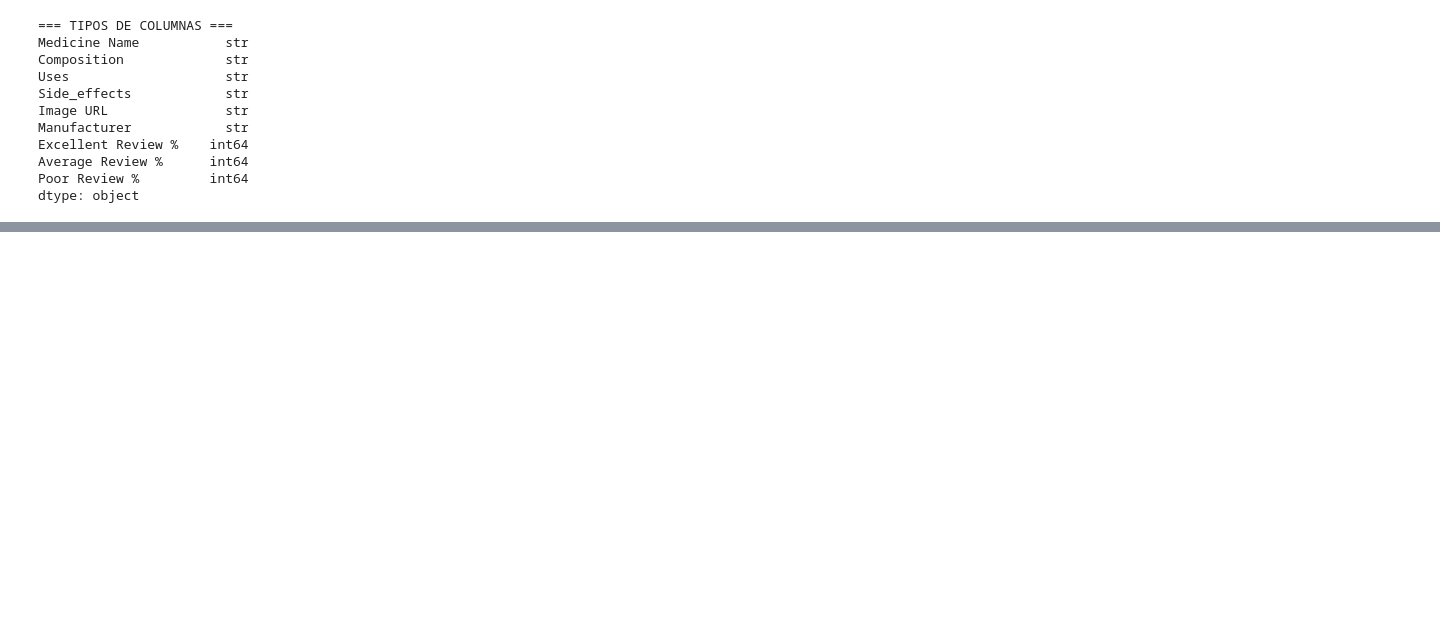
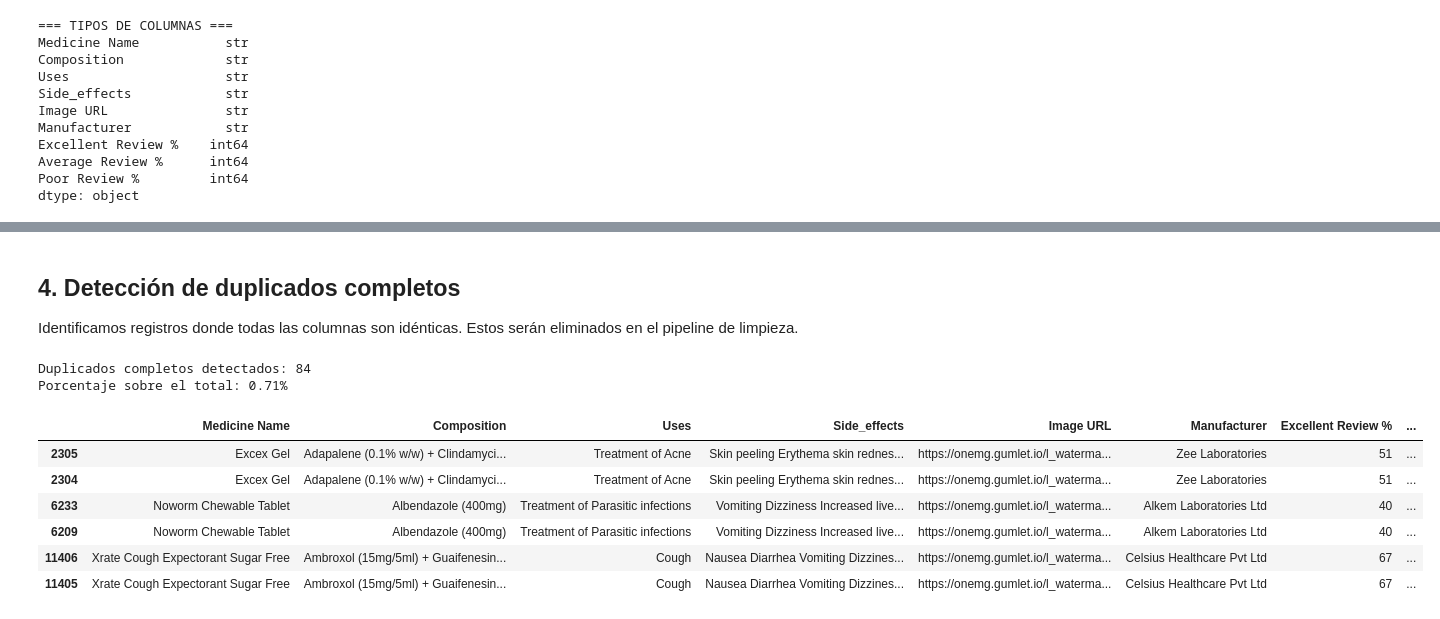
Before and after one commit to Cesitar16/SCY1101-Exp1-Drug-Data-Analysis, a Jupyter notebook: notebooks/enfoque_03_efectos_secundarios_componentes/01_eda_efectos_secundarios_componentes.ipynb, the cells around one changed output, grey strips where cells are left out. Drawn from its saved outputs; the diff is of its cells as text; code cells hidden in the pictures; blank space fills up the shorter version.

```diff
--- a/notebooks/enfoque_03_efectos_secundarios_componentes/01_eda_efectos_secundarios_componentes.ipynb
+++ b/notebooks/enfoque_03_efectos_secundarios_componentes/01_eda_efectos_secundarios_componentes.ipynb
@@ -126,0 +123,22 @@ Este problema en los efectos secundarios es la **decisión técnica más importa
+# %% [markdown]
+## 4. Detección de duplicados completos
+
+Identificamos registros donde todas las columnas son idénticas.
+Estos serán eliminados en el pipeline de limpieza.
+# %%
+duplicados = df.duplicated().sum()
+print(f"Duplicados completos detectados: {duplicados}")
+print(f"Porcentaje sobre el total: {duplicados / len(df) * 100:.2f}%")
+
+# Ver ejemplos de duplicados
+df[df.duplicated(keep=False)].sort_values("Composition").head(6)
+# %% [output]
+Duplicados completos detectados: 84
+Porcentaje sobre el total: 0.71%
+|  | Medicine Name | Composition | Uses | Side_effects | Image URL | Manufacturer | Excellent Review % | ... |
+| 2305 | Excex Gel | Adapalene (0.1% w/w) + Clindamyci... | Treatment of Acne | Skin peeling Erythema skin rednes... | https://onemg.gumlet.io/l_waterma... | Zee Laboratories | 51 | ... |
+| 2304 | Excex Gel | Adapalene (0.1% w/w) + Clindamyci... | Treatment of Acne | Skin peeling Erythema skin rednes... | https://onemg.gumlet.io/l_waterma... | Zee Laboratories | 51 | ... |
+| 6233 | Noworm Chewable Tablet | Albendazole (400mg) | Treatment of Parasitic infections | Vomiting Dizziness Increased live... | https://onemg.gumlet.io/l_waterma... | Alkem Laboratories Ltd | 40 | ... |
+| 6209 | Noworm Chewable Tablet | Albendazole (400mg) | Treatment of Parasitic infections | Vomiting Dizziness Increased live... | https://onemg.gumlet.io/l_waterma... | Alkem Laboratories Ltd | 40 | ... |
+| 11406 | Xrate Cough Expectorant Sugar Free | Ambroxol (15mg/5ml) + Guaifenesin... | Cough | Nausea Diarrhea Vomiting Dizzines... | https://onemg.gumlet.io/l_waterma... | Celsius Healthcare Pvt Ltd | 67 | ... |
+| 11405 | Xrate Cough Expectorant Sugar Free | Ambroxol (15mg/5ml) + Guaifenesin... | Cough | Nausea Diarrhea Vomiting Dizzines... | https://onemg.gumlet.io/l_waterma... | Celsius Healthcare Pvt Ltd | 67 | ... |
```
Also changed, not shown: parts of 26 cells of this notebook, 15 other files.
